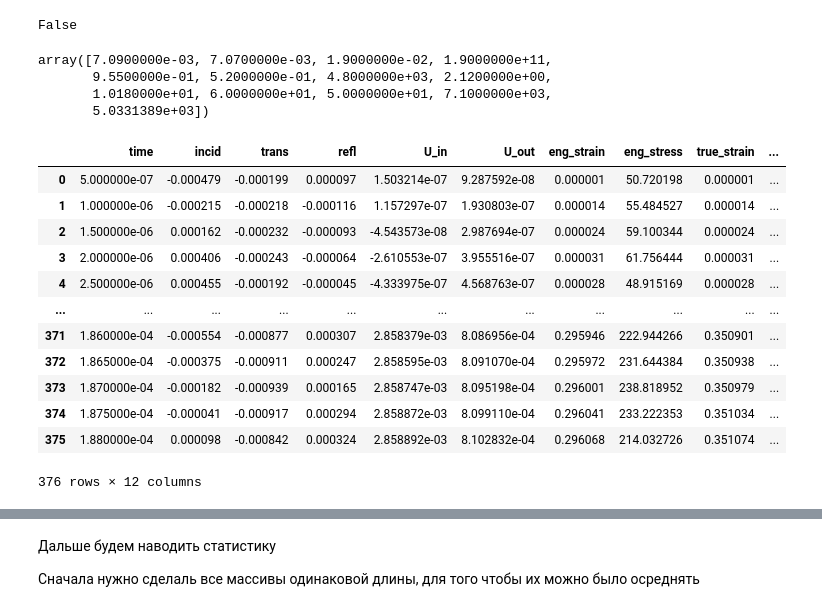
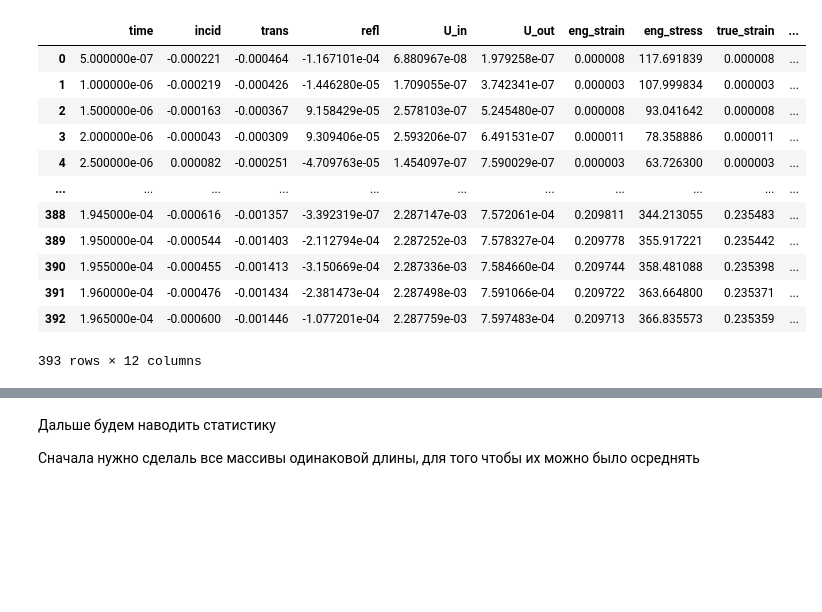
Before and after one commit to AlexProher/BarGv2, a Jupyter notebook: test.ipynb, the cells around one changed output, grey strips where cells are left out. Cells and saved outputs as stored; diff of their text form; code cells hidden in the pictures; blank space fills up the shorter version.

```diff
--- a/test.ipynb
+++ b/test.ipynb
@@ -10,8 +0,0 @@ sub = [item for item in sub if item[0] != '.']
-# %%
-data = []
-if data:
-    print(True)
-else:
-    print(False)
-# %% [output]
-False
@@ -21,13 +1,3 @@ os.makedirs('/Users/lubimyj/Git/experiments/Plansee-Tungstan-W/result/Denal920')
-# %%
-
-np_param = np.array([dim.d[item]*1e-3, dim.l[item]*1e-3, *param.iloc[:,1]])
-
-np_param
-# %% [output]
-array([7.0900000e-03, 7.0700000e-03, 1.9000000e-02, 1.9000000e+11,
-       9.5500000e-01, 5.2000000e-01, 4.8000000e+03, 2.1200000e+00,
-       1.0180000e+01, 6.0000000e+01, 5.0000000e+01, 7.1000000e+03,
-       5.0331389e+03])
 # %%
 import numpy as np
 import pandas as pd
@@ -68,23 +39,20 @@ data = {'specimen_'+specimen[item][0]:
 # %%
 data_dx = {'specimen_'+specimen[item][0]:
         pd.read_csv( way + material[1] + subFold + specimen[item] + 'result_data.txt', sep = '\t')
         for item in range(len(specimen))}
 #data_dx['specimen_'+specimen[0][0]]
+data_dx['specimen_1']
+# %% [output]
+|  | time | incid | trans | refl | U_in | U_out | eng_strain | eng_stress | true_strain | ... |
+| 0 | 5.000000e-07 | -0.000221 | -0.000464 | -1.167101e-04 | 6.880967e-08 | 1.979258e-07 | 0.000008 | 117.691839 | 0.000008 | ... |
+| 1 | 1.000000e-06 | -0.000219 | -0.000426 | -1.446280e-05 | 1.709055e-07 | 3.742341e-07 | 0.000003 | 107.999834 | 0.000003 | ... |
+| 2 | 1.500000e-06 | -0.000163 | -0.000367 | 9.158429e-05 | 2.578103e-07 | 5.245480e-07 | 0.000008 | 93.041642 | 0.000008 | ... |
+| 3 | 2.000000e-06 | -0.000043 | -0.000309 | 9.309406e-05 | 2.593206e-07 | 6.491531e-07 | 0.000011 | 78.358886 | 0.000011 | ... |
+| 4 | 2.500000e-06 | 0.000082 | -0.000251 | -4.709763e-05 | 1.454097e-07 | 7.590029e-07 | 0.000003 | 63.726300 | 0.000003 | ... |
+| ... | ... | ... | ... | ... | ... | ... | ... | ... | ... | ... |
+| 388 | 1.945000e-04 | -0.000616 | -0.001357 | -3.392319e-07 | 2.287147e-03 | 7.572061e-04 | 0.209811 | 344.213055 | 0.235483 | ... |
+| 389 | 1.950000e-04 | -0.000544 | -0.001403 | -2.112794e-04 | 2.287252e-03 | 7.578327e-04 | 0.209778 | 355.917221 | 0.235442 | ... |
+| 390 | 1.955000e-04 | -0.000455 | -0.001413 | -3.150669e-04 | 2.287336e-03 | 7.584660e-04 | 0.209744 | 358.481088 | 0.235398 | ... |
+| 391 | 1.960000e-04 | -0.000476 | -0.001434 | -2.381473e-04 | 2.287498e-03 | 7.591066e-04 | 0.209722 | 363.664800 | 0.235371 | ... |
+| 392 | 1.965000e-04 | -0.000600 | -0.001446 | -1.077201e-04 | 2.287759e-03 | 7.597483e-04 | 0.209713 | 366.835573 | 0.235359 | ... |
+393 rows × 12 columns
-# %%
-data_dx['specimen_6']
-#data_dx['specimen_6']['true_stress'][0:90]= None
-#data_dx['specimen_6']['true_strain'][0:90]= None
-# %% [output]
-|  | time | incid | trans | refl | U_in | U_out | eng_strain | eng_stress | true_strain | ... |
-| 0 | 5.000000e-07 | -0.000479 | -0.000199 | 0.000097 | 1.503214e-07 | 9.287592e-08 | 0.000001 | 50.720198 | 0.000001 | ... |
-| 1 | 1.000000e-06 | -0.000215 | -0.000218 | -0.000116 | 1.157297e-07 | 1.930803e-07 | 0.000014 | 55.484527 | 0.000014 | ... |
-| 2 | 1.500000e-06 | 0.000162 | -0.000232 | -0.000093 | -4.543573e-08 | 2.987694e-07 | 0.000024 | 59.100344 | 0.000024 | ... |
-| 3 | 2.000000e-06 | 0.000406 | -0.000243 | -0.000064 | -2.610553e-07 | 3.955516e-07 | 0.000031 | 61.756444 | 0.000031 | ... |
-| 4 | 2.500000e-06 | 0.000455 | -0.000192 | -0.000045 | -4.333975e-07 | 4.568763e-07 | 0.000028 | 48.915169 | 0.000028 | ... |
-| ... | ... | ... | ... | ... | ... | ... | ... | ... | ... | ... |
-| 371 | 1.860000e-04 | -0.000554 | -0.000877 | 0.000307 | 2.858379e-03 | 8.086956e-04 | 0.295946 | 222.944266 | 0.350901 | ... |
-| 372 | 1.865000e-04 | -0.000375 | -0.000911 | 0.000247 | 2.858595e-03 | 8.091070e-04 | 0.295972 | 231.644384 | 0.350938 | ... |
-| 373 | 1.870000e-04 | -0.000182 | -0.000939 | 0.000165 | 2.858747e-03 | 8.095198e-04 | 0.296001 | 238.818952 | 0.350979 | ... |
-| 374 | 1.875000e-04 | -0.000041 | -0.000917 | 0.000294 | 2.858872e-03 | 8.099110e-04 | 0.296041 | 233.222353 | 0.351034 | ... |
-| 375 | 1.880000e-04 | 0.000098 | -0.000842 | 0.000324 | 2.858892e-03 | 8.102832e-04 | 0.296068 | 214.032726 | 0.351074 | ... |
-376 rows × 12 columns
```
Also changed, not shown: parts of 11 cells of this notebook.
